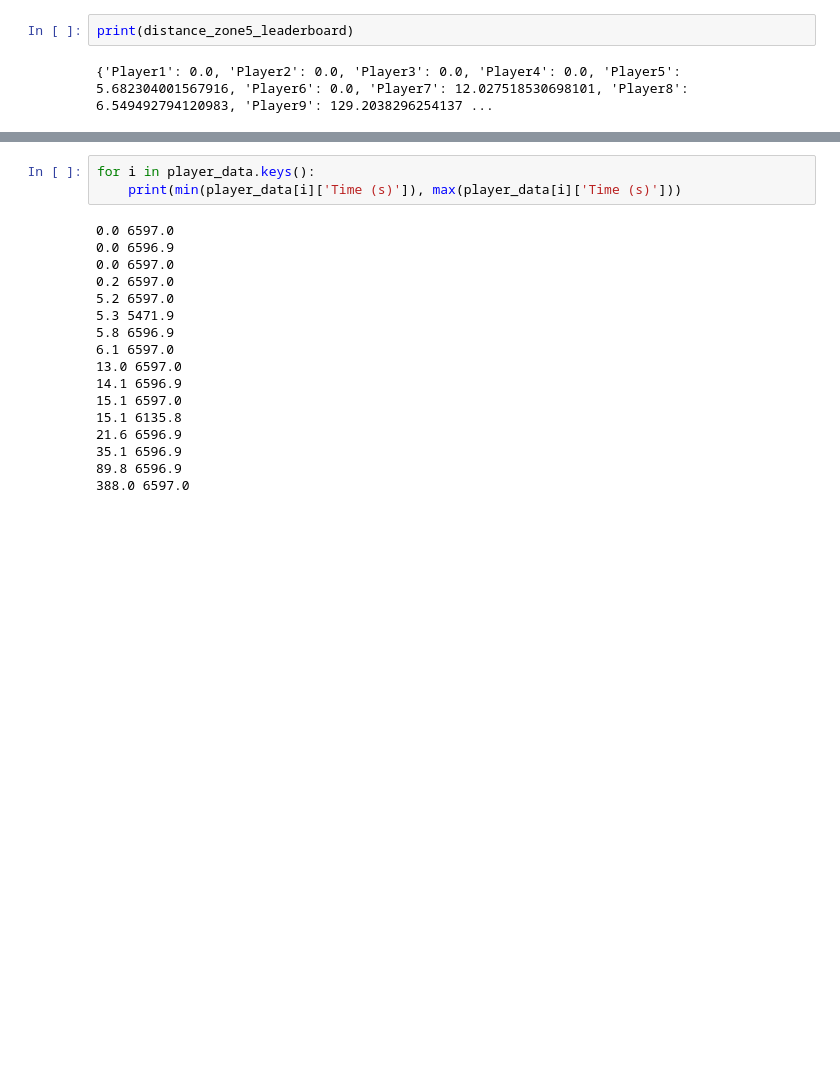
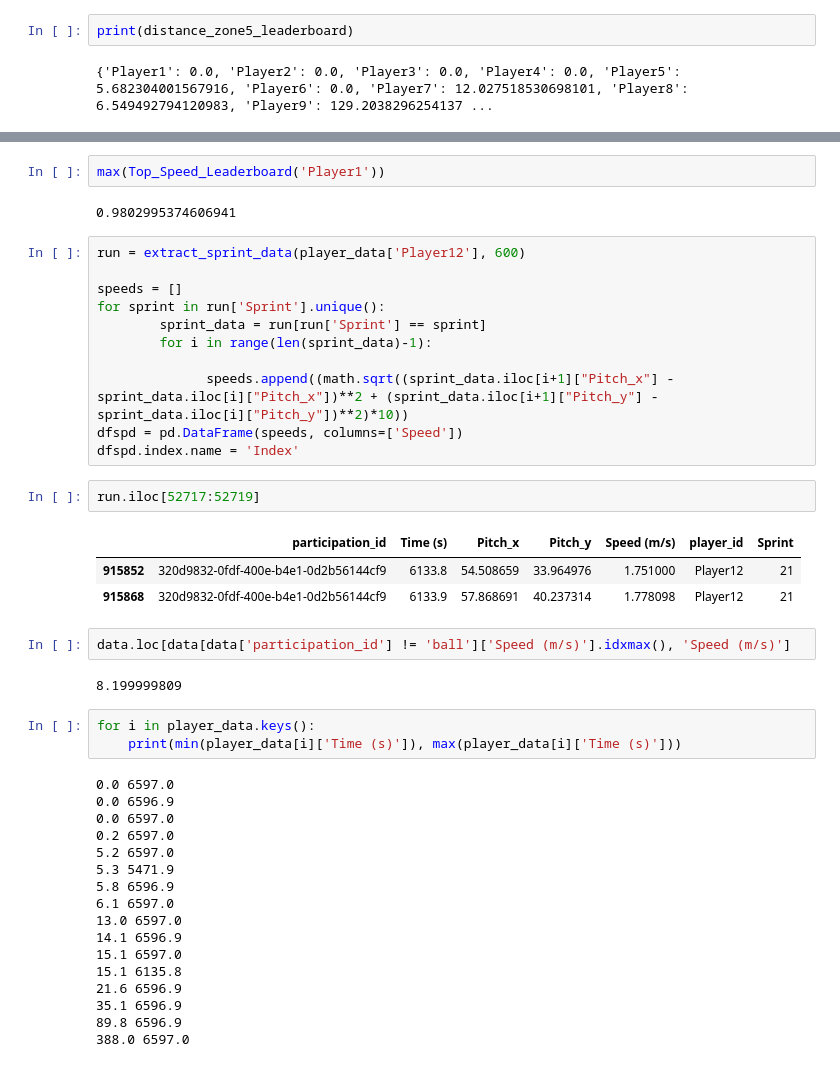
Before and after one commit to Abinav-karthikeyan/PlayerData-Technical-Task, a Jupyter notebook: Exploration.ipynb, the cells around one changed output, grey strips where cells are left out. Saved outputs shown, nothing was run; the diff lists cells and outputs as text; blank space fills up the shorter version.

```diff
--- a/Exploration.ipynb
+++ b/Exploration.ipynb
@@ -218,3 +246,28 @@ Index(['participation_id', 'Time (s)', 'Pitch_x', 'Pitch_y', 'Speed (m/s)',
+# %%
+max(Top_Speed_Leaderboard('Player1'))
+# %% [output]
+0.9802995374606941
+# %%
+run = extract_sprint_data(player_data['Player12'], 600)
+
+speeds = []
+for sprint in run['Sprint'].unique():
+        sprint_data = run[run['Sprint'] == sprint]
+        for i in range(len(sprint_data)-1):
+
+              speeds.append((math.sqrt((sprint_data.iloc[i+1]["Pitch_x"] - sprint_data.iloc[i]["Pitch_x"])**2 + (sprint_data.iloc[i+1]["Pitch_y"] - sprint_data.iloc[i]["Pitch_y"])**2)*10))
+dfspd = pd.DataFrame(speeds, columns=['Speed'])
+dfspd.index.name = 'Index'
+# %%
+run.iloc[52717:52719]
+# %% [output]
+|  | participation_id | Time (s) | Pitch_x | Pitch_y | Speed (m/s) | player_id | Sprint |
+| 915852 | 320d9832-0fdf-400e-b4e1-0d2b56144cf9 | 6133.8 | 54.508659 | 33.964976 | 1.751000 | Player12 | 21 |
+| 915868 | 320d9832-0fdf-400e-b4e1-0d2b56144cf9 | 6133.9 | 57.868691 | 40.237314 | 1.778098 | Player12 | 21 |
+# %%
+data.loc[data[data['participation_id'] != 'ball']['Speed (m/s)'].idxmax(), 'Speed (m/s)']
+# %% [output]
+8.199999809
 # %%
 for i in player_data.keys():
     print(min(player_data[i]['Time (s)']), max(player_data[i]['Time (s)']))
```
Also changed, not shown: parts of 10 cells of this notebook.
